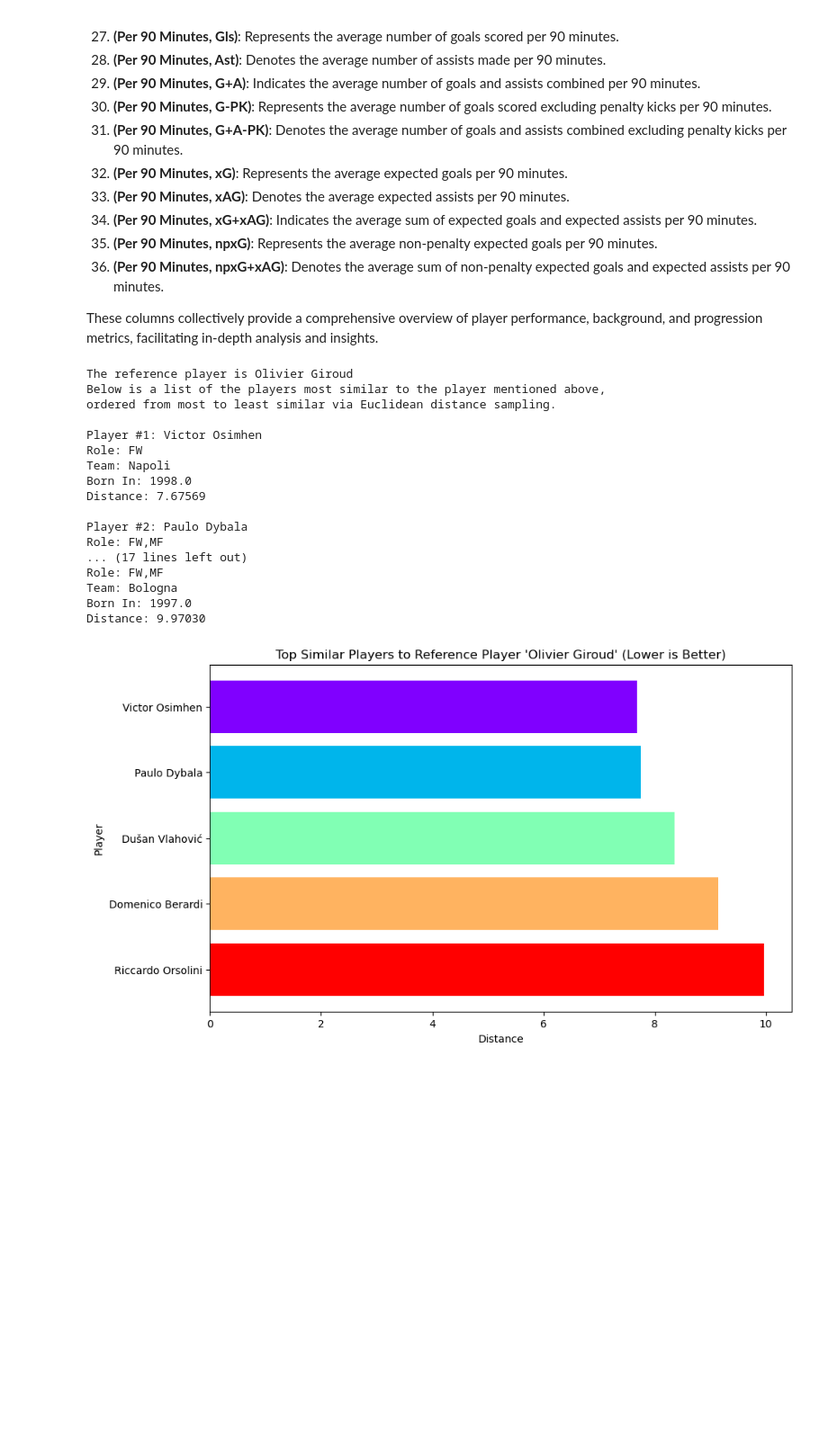
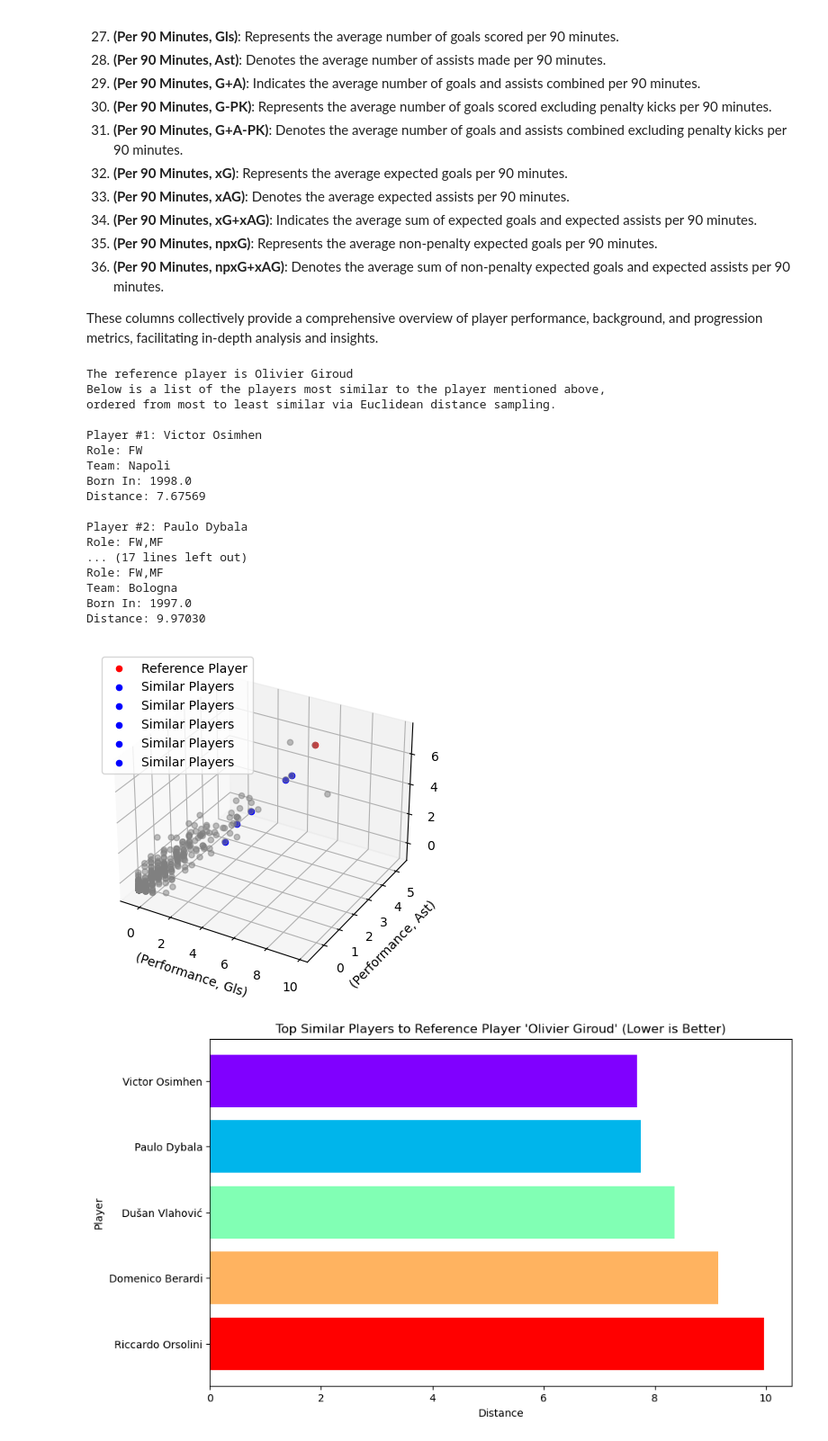
Before and after one commit to andreamoleri/Offside, a Jupyter notebook: offside.ipynb, the cells around one changed output. Shown: that part at 90% size. Cells and saved outputs as stored; diff of their text form; code cells hidden in the pictures; blank space fills up the shorter version.

Commit message:
Added Plotting

```diff
--- a/offside.ipynb
+++ b/offside.ipynb
@@ -260,37 +260,62 @@ index_number = 1
 for player_index, distance in top_similar_players:
     player_name = df.loc[player_index]['(Background Information, Full Name)']
     player_role = df.loc[player_index]['(Background Information, Position)']
     player_club = df.loc[player_index]['(Background Information, Squad)']
     player_age = df.loc[player_index]['(Background Information, Year of Birth)']
 
     print(color.BOLD + f"Player #{index_number}: {player_name + color.END}\nRole: {player_role}\nTeam: {player_club}\nBorn In: {player_age}\nDistance: {'{:.5f}'.format(distance)}\n")
 
     index_number += 1
 
+# Seleziona gli attributi per la visualizzazione tridimensionale
+plot_attributes = ['(Performance, Gls)', '(Performance, Ast)', '(Expected, xG)']
 
-import matplotlib.pyplot as plt
+# Prepara i dati per il plotting
+player_data = normalized_df.loc[:, plot_attributes].values
+reference_player_data = reference_player[plot_attributes].values
 
-# Estrai i nomi e le distanze dei giocatori più simili
-similar_player_names = [df.loc[player_index]['(Background Information, Full Name)'] for player_index, _ in top_similar_players]
-similar_player_distances = [distance for _, distance in top_similar_players]
+# Plot tridimensionale
+from mpl_toolkits.mplot3d import Axes3D
+
+fig = plt.figure()
+ax = fig.add_subplot(111, projection='3d')
+
+# Plot di tutti i giocatori in grigio
+ax.scatter(player_data[:,0], player_data[:,1], player_data[:,2], c='grey', alpha=0.5)
+
+# Plot del giocatore di riferimento in rosso
+ax.scatter(reference_player_data[0], reference_player_data[1], reference_player_data[2], c='red', label='Reference Player')
+
+# Plot dei giocatori simili in blu
+for player_index, _ in top_similar_players:
+    player_data = normalized_df.loc[player_index, plot_attributes].values
+    ax.scatter(player_data[0], player_data[1], player_data[2], c='blue', label='Similar Players')
+
+ax.set_xlabel(plot_attributes[0])
+ax.set_ylabel(plot_attributes[1])
+ax.set_zlabel(plot_attributes[2])
+
+plt.legend()
+plt.show()
 # %% [output]
 The reference player is Olivier Giroud
 Below is a list of the players most similar to the player mentioned above,
 ordered from most to least similar via Euclidean distance sampling.
 
 Player #1: Victor Osimhen
 Role: FW
 Team: Napoli
 Born In: 1998.0
 Distance: 7.67569
 
 Player #2: Paulo Dybala
 Role: FW,MF
 ... (17 lines left out)
 Role: FW,MF
 Team: Bologna
 Born In: 1997.0
 Distance: 9.97030
+[figure, added]
 # %%
 import matplotlib.pyplot as plt
 import numpy as np
```
